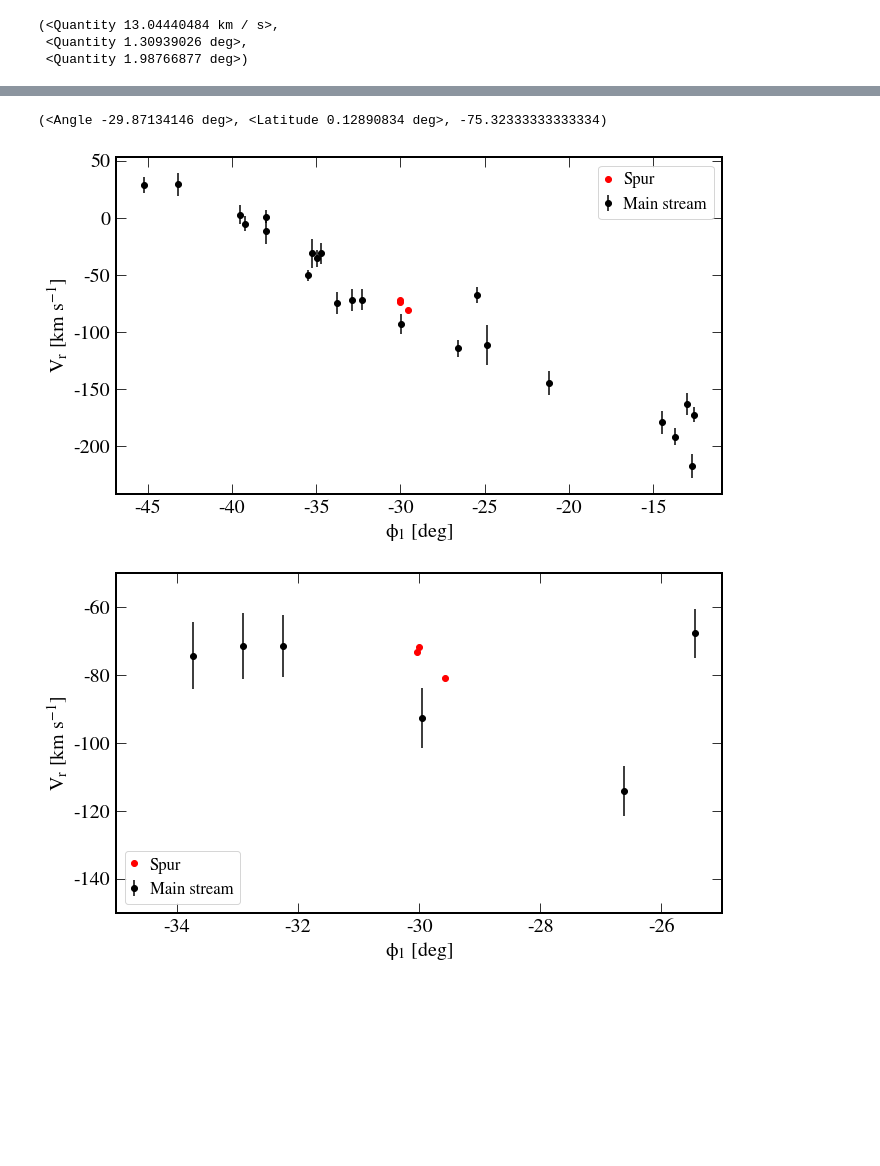
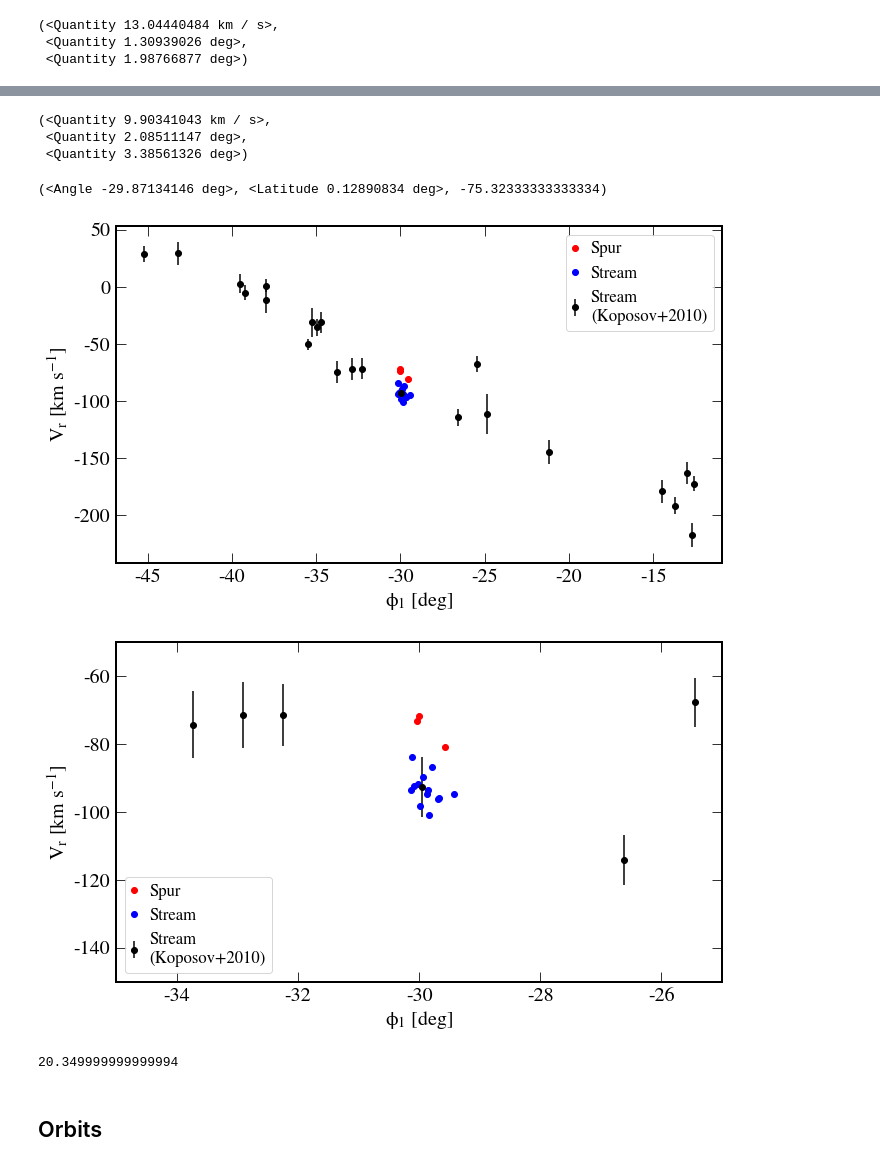
Before and after one commit to adrn/GD1-DR2, a Jupyter notebook: notebooks/spur_velocities.ipynb, the cells around one changed output, grey strips where cells are left out. Cells and saved outputs as stored; diff of their text form; code cells hidden in the pictures; blank space fills up the shorter version.

Commit message:
spur + stream rv

```diff
--- a/notebooks/spur_velocities.ipynb
+++ b/notebooks/spur_velocities.ipynb
@@ -121,3 +121,5 @@ $[-4.7848218,~-4.8980595,~-6.7096704,~-7.7533994,~-7.1969119,~-7.9708754] \; \ma
 gd1_c.pm_phi2[observed][tall['rank']==1].to(u.mas/u.yr)
 # %% [output]
 $[0.59299171,~-1.6001976,~-1.3741083,~0.32163932,~0.60356689,~0.15733172] \; \mathrm{\frac{mas}{yr}}$
+# %%
+ts = Table.read('../data/gd1_4_vels.tab', format='ascii.commented_header', delimiter='\t')
@@ -151,6 +164,12 @@ rep = rep.with_differentials(observed.cartesian.differentials['s'] + v_sun)
 gd1_c = coord.Galactic(rep).transform_to(gc.GD1)
 # %%
 observed = tall['object']
+# %%
+c = coord.SkyCoord(ra=tin['ra']*u.degree, dec=tin['dec']*u.degree)
+catalog = coord.SkyCoord(ra=ts['rad']*u.degree, dec=ts['decd']*u.degree)
+idx, d2d, d3d = catalog.match_to_catalog_sky(c)
+# %%
+obs_stream = idx
 # %%
 fig, ax = plt.subplots(1,2,figsize=(12,6), sharex=True, sharey=True)
 
@@ -214,6 +295,9 @@ plt.tight_layout()
 # %%
 members = ((tall['rank']<5) & (tall['VELOCITY']>-90) & (tall['VELOCITY']<-70) &
            (tin['g'][observed]-tin['i'][observed]<0.8))
+# %%
+members_stream = ((ts['rank']==1) & (ts['VELOCITY']>-110) & (ts['VELOCITY']<-70) &
+           (tin['g'][obs_stream]-tin['i'][obs_stream]<0.7))
 # %%
 tall['CZXCR'][members]
 # %% [output]
@@ -282,3 +396,9 @@ np.std(v), np.std(vth.to(u.deg)), np.std(vphi.to(u.deg))
+# %%
+np.std(v_stream), np.std(vth_stream.to(u.deg)), np.std(vphi_stream.to(u.deg))
+# %% [output]
+(<Quantity 9.90341043 km / s>,
+ <Quantity 2.08511147 deg>,
+ <Quantity 3.38561326 deg>)
 # %%
 kop_vr = ascii.read("""phi1 phi2 vr err
 -45.23 -0.04 28.8 6.9
@@ -313,20 +433,23 @@ np.mean(tall['VELOCITY'][members]))
 (<Angle -29.87134146 deg>, <Latitude 0.12890834 deg>, -75.32333333333334)
 # %%
 plt.figure(figsize=(10,6))
-plt.errorbar(kop_vr['phi1'], kop_vr['vr'], yerr=kop_vr['err'], fmt='o', color='k', label='Main stream')
+plt.errorbar(kop_vr['phi1'], kop_vr['vr'], yerr=kop_vr['err'], fmt='o', color='k', label='Stream\n(Koposov+2010)')
 plt.plot(gd1_c.phi1[observed][members].wrap_at(wangle), tall['VELOCITY'][members], 'ro', label='Spur')
+plt.plot(gd1_c.phi1[obs_stream][members_stream].wrap_at(wangle), ts['VELOCITY'][members_stream], 'bo', label='Stream')
 
 plt.legend(fontsize='small', handlelength=0.3)
 plt.xlabel('$\phi_1$ [deg]')
 plt.ylabel('$V_r$ [km s$^{-1}$]')
 
 plt.tight_layout()
+plt.savefig('../plots/vr_hectochelle.png')
 # %% [output]
-[figure, old version]
+[figure, new version]
 # %%
 plt.figure(figsize=(10,6))
-plt.errorbar(kop_vr['phi1'], kop_vr['vr'], yerr=kop_vr['err'], fmt='o', color='k', label='Main stream')
+plt.errorbar(kop_vr['phi1'], kop_vr['vr'], yerr=kop_vr['err'], fmt='o', color='k', label='Stream\n(Koposov+2010)')
 plt.plot(gd1_c.phi1[observed][members].wrap_at(wangle), tall['VELOCITY'][members], 'ro', label='Spur')
+plt.plot(gd1_c.phi1[obs_stream][members_stream].wrap_at(wangle), ts['VELOCITY'][members_stream], 'bo', label='Stream')
 
 plt.legend(fontsize='small', handlelength=0.3)
 plt.xlabel('$\phi_1$ [deg]')
@@ -336,5 +459,12 @@ plt.xlim(-35,-25)
 plt.ylim(-150,-50)
 
 plt.tight_layout()
+plt.savefig('../plots/vr_hectochelle_zoom.png')
 # %% [output]
-[figure, old version]
+[figure, new version]
+# %%
+np.median(tall['VELOCITY'][members]) - np.median(ts['VELOCITY'][members_stream])
+# %% [output]
+20.349999999999994
+# %% [markdown]
+## Orbits
```
Also changed, not shown: parts of 9 cells of this notebook.
